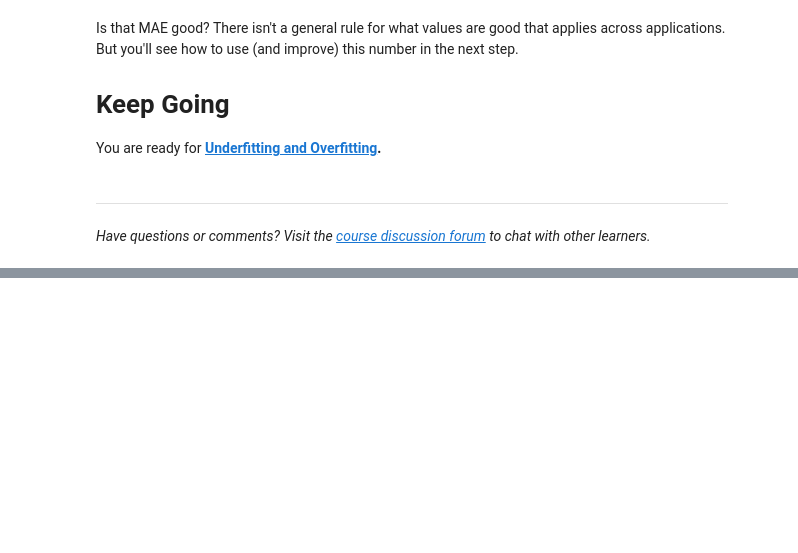
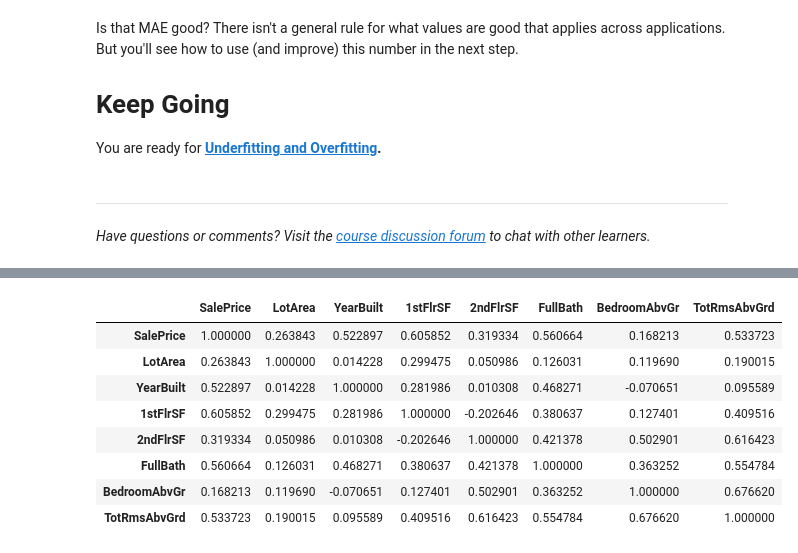
Before and after one commit to aximbr/My_kaggle, a Jupyter notebook: 001/exercise-model-validation.ipynb, the cells around one changed output, grey strips where cells are left out. Drawn from its saved outputs; the diff is of its cells as text; code cells hidden in the pictures; blank space fills up the shorter version.

```diff
--- a/001/exercise-model-validation.ipynb
+++ b/001/exercise-model-validation.ipynb
@@ -137,0 +189,2 @@ You are ready for **[Underfitting and Overfitting](https://www.kaggle.com/dansbe
+# %%
+data = pd.concat([y, X], axis=1)
@@ -137,0 +209,12 @@ You are ready for **[Underfitting and Overfitting](https://www.kaggle.com/dansbe
+# %%
+data.corr()
+# %% [output]
+|  | SalePrice | LotArea | YearBuilt | 1stFlrSF | 2ndFlrSF | FullBath | BedroomAbvGr | TotRmsAbvGrd |
+| SalePrice | 1.000000 | 0.263843 | 0.522897 | 0.605852 | 0.319334 | 0.560664 | 0.168213 | 0.533723 |
+| LotArea | 0.263843 | 1.000000 | 0.014228 | 0.299475 | 0.050986 | 0.126031 | 0.119690 | 0.190015 |
+| YearBuilt | 0.522897 | 0.014228 | 1.000000 | 0.281986 | 0.010308 | 0.468271 | -0.070651 | 0.095589 |
+| 1stFlrSF | 0.605852 | 0.299475 | 0.281986 | 1.000000 | -0.202646 | 0.380637 | 0.127401 | 0.409516 |
+| 2ndFlrSF | 0.319334 | 0.050986 | 0.010308 | -0.202646 | 1.000000 | 0.421378 | 0.502901 | 0.616423 |
+| FullBath | 0.560664 | 0.126031 | 0.468271 | 0.380637 | 0.421378 | 1.000000 | 0.363252 | 0.554784 |
+| BedroomAbvGr | 0.168213 | 0.119690 | -0.070651 | 0.127401 | 0.502901 | 0.363252 | 1.000000 | 0.676620 |
+| TotRmsAbvGrd | 0.533723 | 0.190015 | 0.095589 | 0.409516 | 0.616423 | 0.554784 | 0.676620 | 1.000000 |
```
Also changed, not shown: parts of 7 cells of this notebook, 1 other file.
